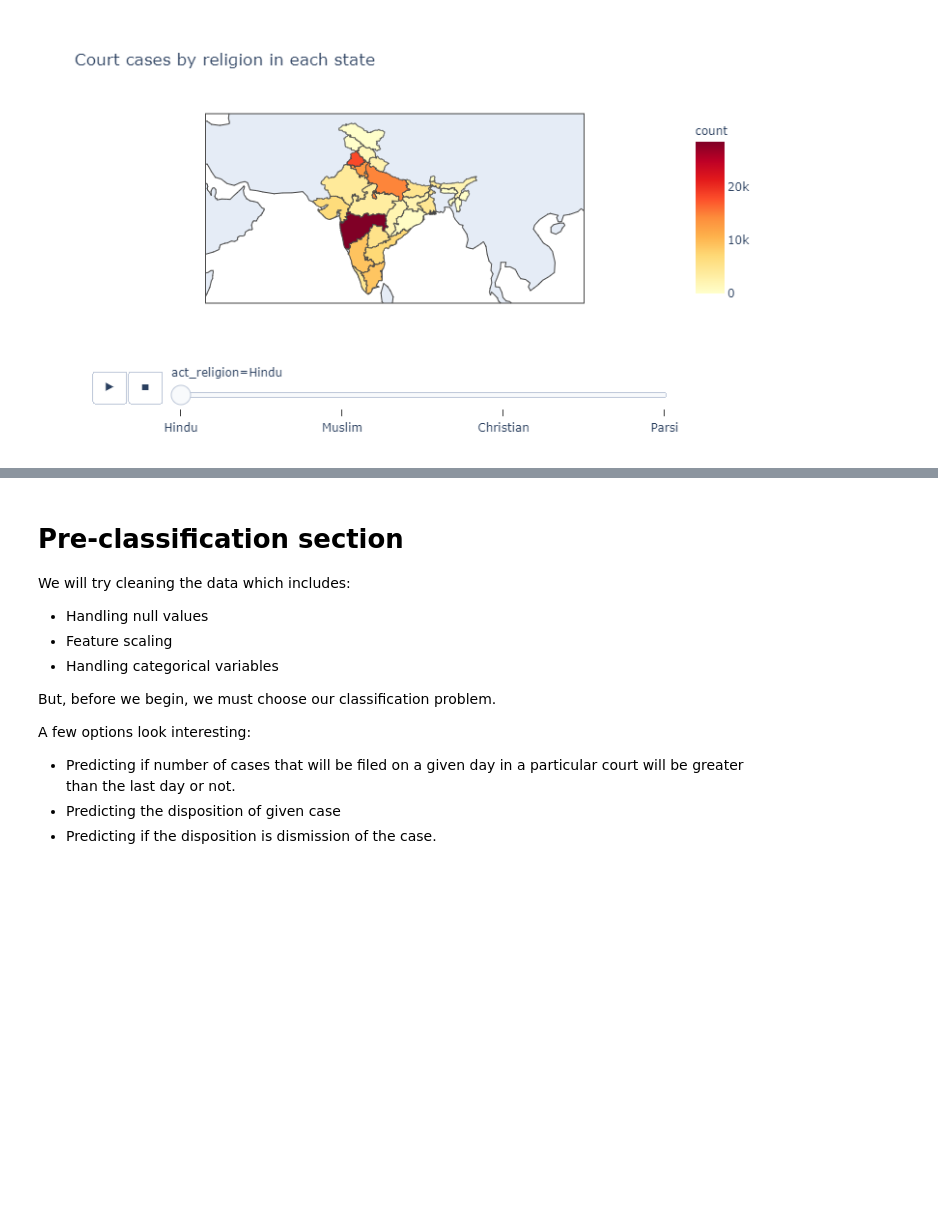
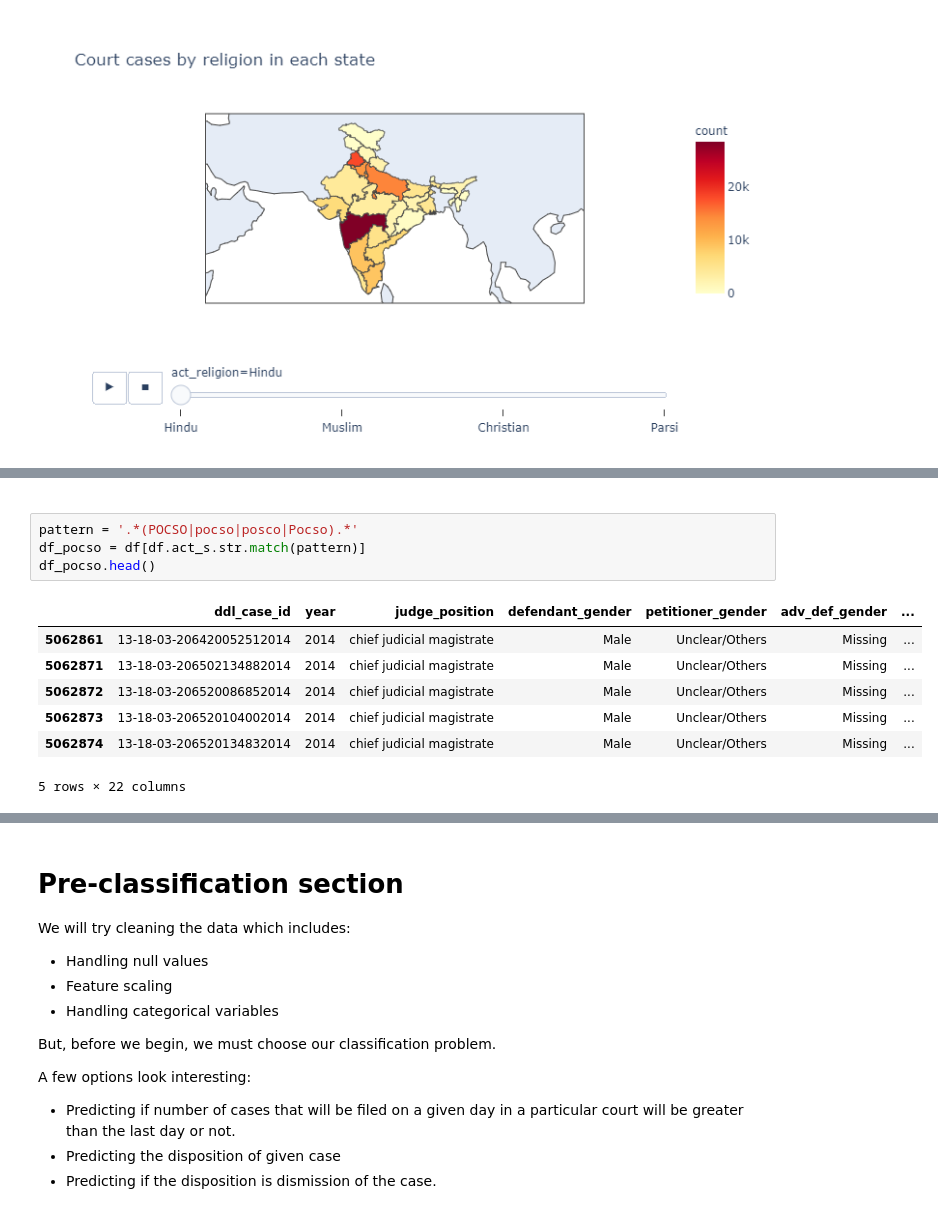
Before and after one commit to ujjwal-shekhar/Indian-Judicial-System-PreCog, a Jupyter notebook: data-visualizer-precog.ipynb, the cells around one changed output, grey strips where cells are left out. Saved outputs shown, nothing was run; the diff lists cells and outputs as text; blank space fills up the shorter version.

```diff
--- a/data-visualizer-precog.ipynb
+++ b/data-visualizer-precog.ipynb
@@ -1147,0 +1168,14 @@ px.choropleth(
+# %% [markdown]
+>
+# %%
+pattern = '.*(POCSO|pocso|posco|Pocso).*'
+df_pocso = df[df.act_s.str.match(pattern)]
+df_pocso.head()
+# %% [output]
+|  | ddl_case_id | year | judge_position | defendant_gender | petitioner_gender | adv_def_gender | ... |
+| 5062861 | 13-18-03-206420052512014 | 2014 | chief judicial magistrate | Male | Unclear/Others | Missing | ... |
+| 5062871 | 13-18-03-206502134882014 | 2014 | chief judicial magistrate | Male | Unclear/Others | Missing | ... |
+| 5062872 | 13-18-03-206520086852014 | 2014 | chief judicial magistrate | Male | Unclear/Others | Missing | ... |
+| 5062873 | 13-18-03-206520104002014 | 2014 | chief judicial magistrate | Male | Unclear/Others | Missing | ... |
+| 5062874 | 13-18-03-206520134832014 | 2014 | chief judicial magistrate | Male | Unclear/Others | Missing | ... |
+5 rows × 22 columns
```
Also changed, not shown: parts of 19 cells of this notebook.
